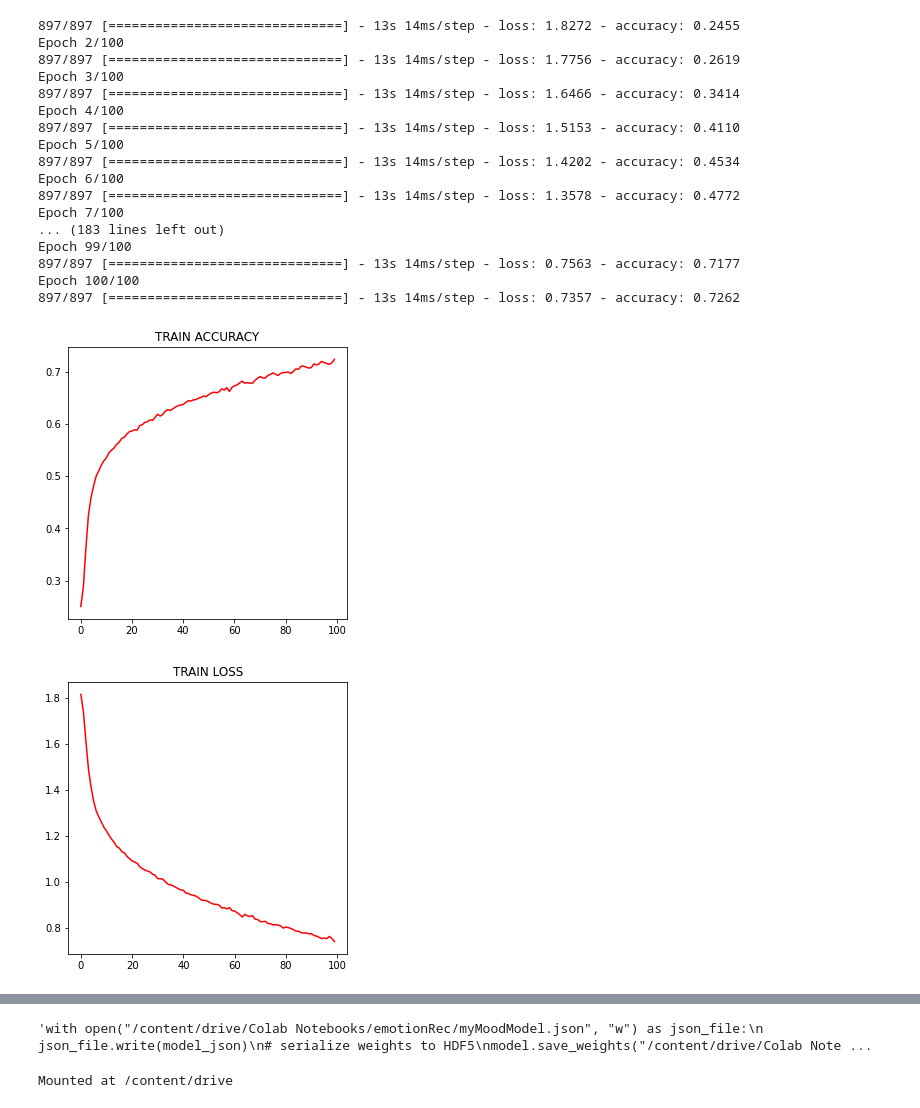
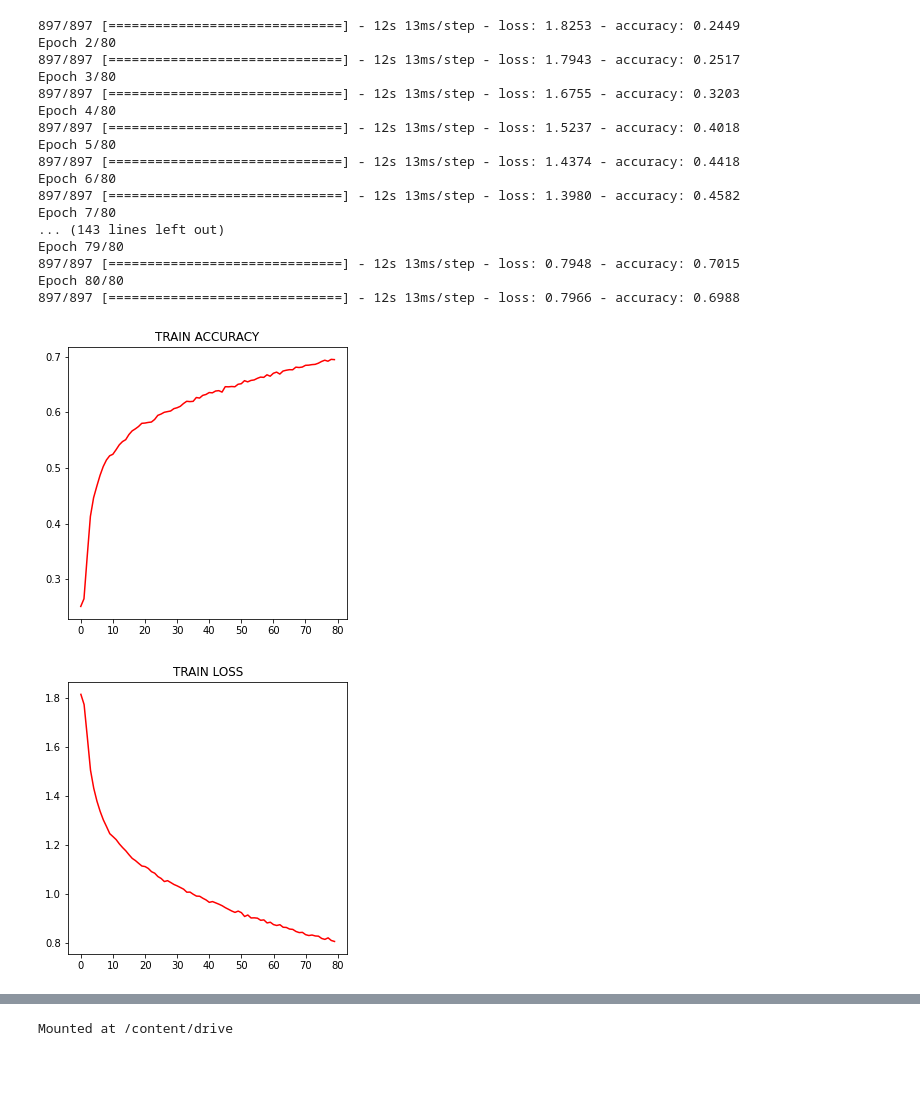
Before and after one commit to SuchandraDatta/GraduationProject, a Jupyter notebook: MoodAnalysis_CNN.ipynb, the cells around one changed output, grey strips where cells are left out. Cells and saved outputs as stored; diff of their text form; code cells hidden in the pictures; blank space fills up the shorter version.

```diff
--- a/MoodAnalysis_CNN.ipynb
+++ b/MoodAnalysis_CNN.ipynb
@@ -49,7 +49,7 @@ model.add(Flatten())
 
 #fully connected neural networks
 model.add(Dense(1024, activation='relu'))
-model.add(Dropout(0.3))
+model.add(Dropout(0.2))
 model.add(Dense(1024, activation='relu'))
 model.add(Dropout(0.3))
 
@@ -80,7 +80,7 @@ model.compile(optimizer=obj,
               metrics=['accuracy'])
 
 #steps_per_epoch = len(X_train)//batch_size
-history=model.fit_generator(train_generator, steps_per_epoch=len(x_train)//batch_size, epochs=100)
+history=model.fit_generator(train_generator, steps_per_epoch=len(x_train)//batch_size, epochs=80)
 # summarize history for accuracy
 
 plt.figure(figsize=(5,5))
@@ -125,11 +125,6 @@ print(confusion_matrix(actual_list, pred_list))
 print(classification_report(actual_list, pred_list))
 from keras.models import load_model
 model_json = model.to_json()
-'''with open("/content/drive/Colab Notebooks/emotionRec/myMoodModel.json", "w") as json_file:
-    json_file.write(model_json)
-# serialize weights to HDF5
-model.save_weights("/content/drive/Colab Notebooks/emotionRec/model_weights.h5")
-print("Saved model to drive")'''
 # %% [output]
 (35887, 48, 48, 1)
 (35887, 7)
@@ -151,19 +146,19 @@ Epoch 1/100
-897/897 [==============================] - 13s 14ms/step - loss: 1.8272 - accuracy: 0.2455
-Epoch 2/100
-897/897 [==============================] - 13s 14ms/step - loss: 1.7756 - accuracy: 0.2619
-Epoch 3/100
-897/897 [==============================] - 13s 14ms/step - loss: 1.6466 - accuracy: 0.3414
-Epoch 4/100
-897/897 [==============================] - 13s 14ms/step - loss: 1.5153 - accuracy: 0.4110
-Epoch 5/100
-897/897 [==============================] - 13s 14ms/step - loss: 1.4202 - accuracy: 0.4534
-Epoch 6/100
-897/897 [==============================] - 13s 14ms/step - loss: 1.3578 - accuracy: 0.4772
-Epoch 7/100
-... (183 lines left out)
-Epoch 99/100
-897/897 [==============================] - 13s 14ms/step - loss: 0.7563 - accuracy: 0.7177
-Epoch 100/100
-897/897 [==============================] - 13s 14ms/step - loss: 0.7357 - accuracy: 0.7262
+897/897 [==============================] - 12s 13ms/step - loss: 1.8253 - accuracy: 0.2449
+Epoch 2/80
+897/897 [==============================] - 12s 13ms/step - loss: 1.7943 - accuracy: 0.2517
+Epoch 3/80
+897/897 [==============================] - 12s 13ms/step - loss: 1.6755 - accuracy: 0.3203
+Epoch 4/80
+897/897 [==============================] - 12s 13ms/step - loss: 1.5237 - accuracy: 0.4018
+Epoch 5/80
+897/897 [==============================] - 12s 13ms/step - loss: 1.4374 - accuracy: 0.4418
+Epoch 6/80
+897/897 [==============================] - 12s 13ms/step - loss: 1.3980 - accuracy: 0.4582
+Epoch 7/80
+... (143 lines left out)
+Epoch 79/80
+897/897 [==============================] - 12s 13ms/step - loss: 0.7948 - accuracy: 0.7015
+Epoch 80/80
+897/897 [==============================] - 12s 13ms/step - loss: 0.7966 - accuracy: 0.6988
-[figure, old version]
+[figure, new version]
-[figure, old version]
+[figure, new version]
@@ -186,5 +181,4 @@ Test accuracy: 63.638895750045776
 weighted avg       0.63      0.64      0.63      7178
-'with open("/content/drive/Colab Notebooks/emotionRec/myMoodModel.json", "w") as json_file:\n    json_file.write(model_json)\n# serialize weights to HDF5\nmodel.save_weights("/content/drive/Colab Note ...
 # %%
 from google.colab import drive
 drive.mount('/content/drive')
```
Also changed, not shown: parts of 1 cell of this notebook.
